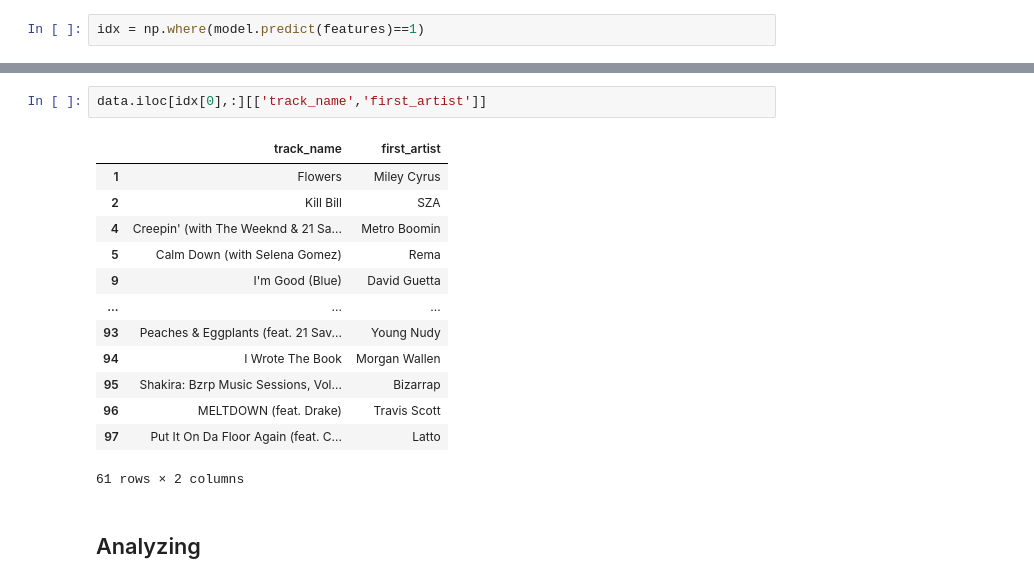
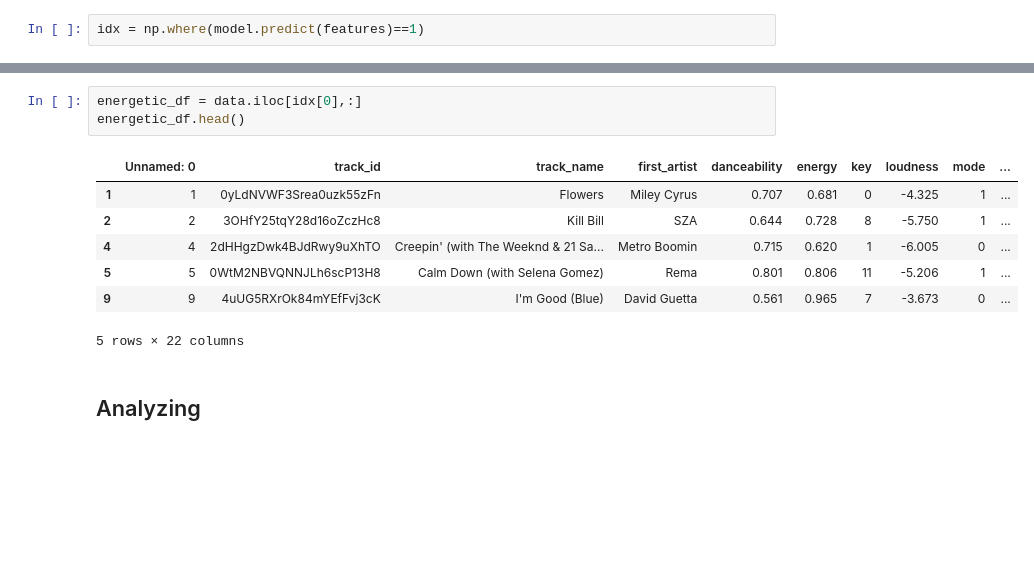
Before and after one commit to aakanksha1dutta/MOODSIC, a Jupyter notebook: 3_Model_Visualization.ipynb, the cells around one changed output, grey strips where cells are left out. Drawn from its saved outputs; the diff is of its cells as text; blank space fills up the shorter version.

```diff
--- a/3_Model_Visualization.ipynb
+++ b/3_Model_Visualization.ipynb
@@ -66,19 +66,14 @@ array([ 1,  2,  4,  5,  9, 10, 11, 13, 14, 16, 17, 18, 19, 23, 24, 25, 26,
 # %%
-data.iloc[idx[0],:][['track_name','first_artist']]
+energetic_df = data.iloc[idx[0],:]
+energetic_df.head()
 # %% [output]
-|  | track_name | first_artist |
-| 1 | Flowers | Miley Cyrus |
-| 2 | Kill Bill | SZA |
-| 4 | Creepin' (with The Weeknd & 21 Sa... | Metro Boomin |
-| 5 | Calm Down (with Selena Gomez) | Rema |
-| 9 | I'm Good (Blue) | David Guetta |
-| ... | ... | ... |
-| 93 | Peaches & Eggplants (feat. 21 Sav... | Young Nudy |
-| 94 | I Wrote The Book | Morgan Wallen |
-| 95 | Shakira: Bzrp Music Sessions, Vol... | Bizarrap |
-| 96 | MELTDOWN (feat. Drake) | Travis Scott |
-| 97 | Put It On Da Floor Again (feat. C... | Latto |
+|  | Unnamed: 0 | track_id | track_name | first_artist | danceability | energy | key | loudness | mode | ... |
+| 1 | 1 | 0yLdNVWF3Srea0uzk55zFn | Flowers | Miley Cyrus | 0.707 | 0.681 | 0 | -4.325 | 1 | ... |
+| 2 | 2 | 3OHfY25tqY28d16oZczHc8 | Kill Bill | SZA | 0.644 | 0.728 | 8 | -5.750 | 1 | ... |
+| 4 | 4 | 2dHHgzDwk4BJdRwy9uXhTO | Creepin' (with The Weeknd & 21 Sa... | Metro Boomin | 0.715 | 0.620 | 1 | -6.005 | 0 | ... |
+| 5 | 5 | 0WtM2NBVQNNJLh6scP13H8 | Calm Down (with Selena Gomez) | Rema | 0.801 | 0.806 | 11 | -5.206 | 1 | ... |
+| 9 | 9 | 4uUG5RXrOk84mYEfFvj3cK | I'm Good (Blue) | David Guetta | 0.561 | 0.965 | 7 | -3.673 | 0 | ... |
-61 rows × 2 columns
+5 rows × 22 columns
 # %% [markdown]
 ## Analyzing
 # %%
```
Also changed, not shown: parts of 9 cells of this notebook.
